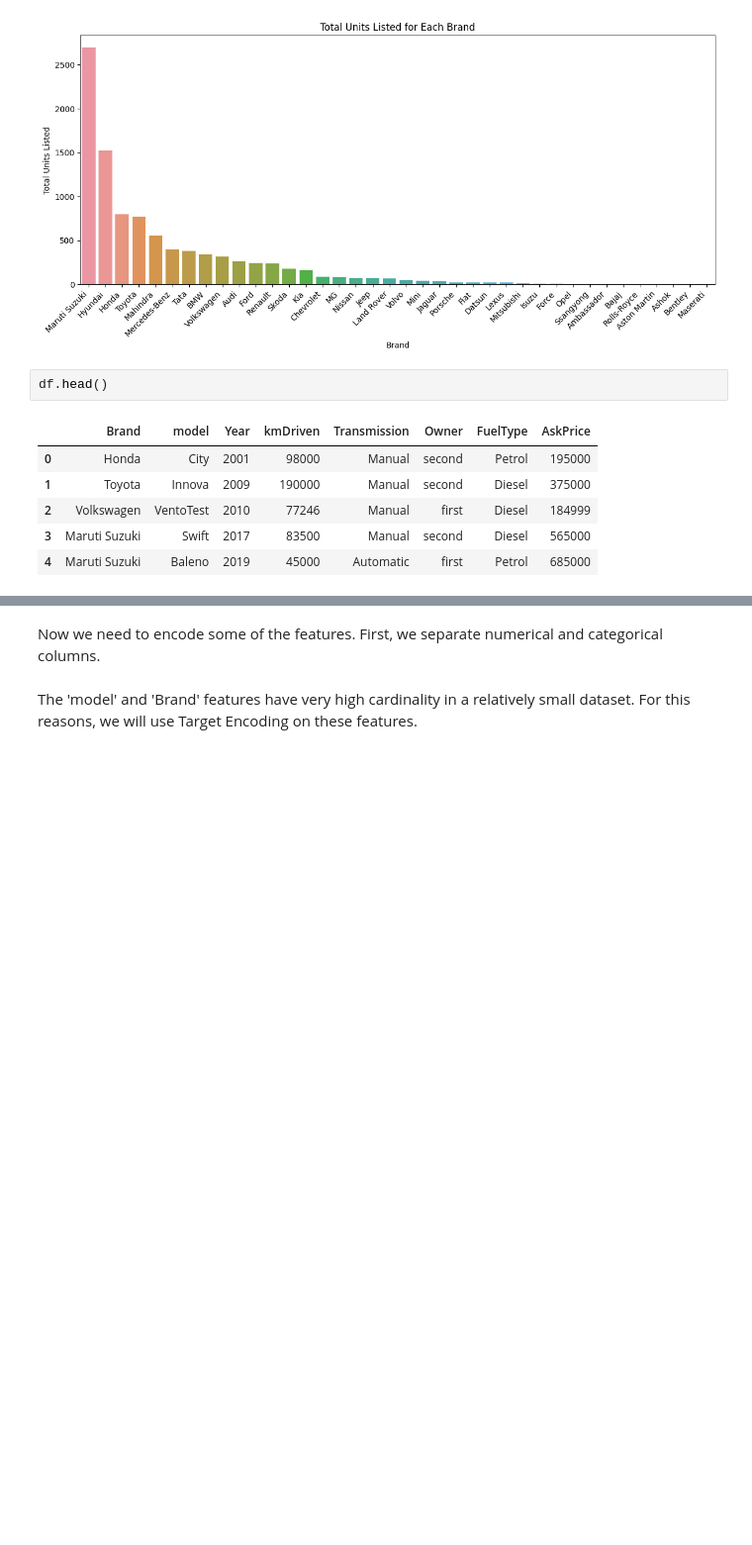
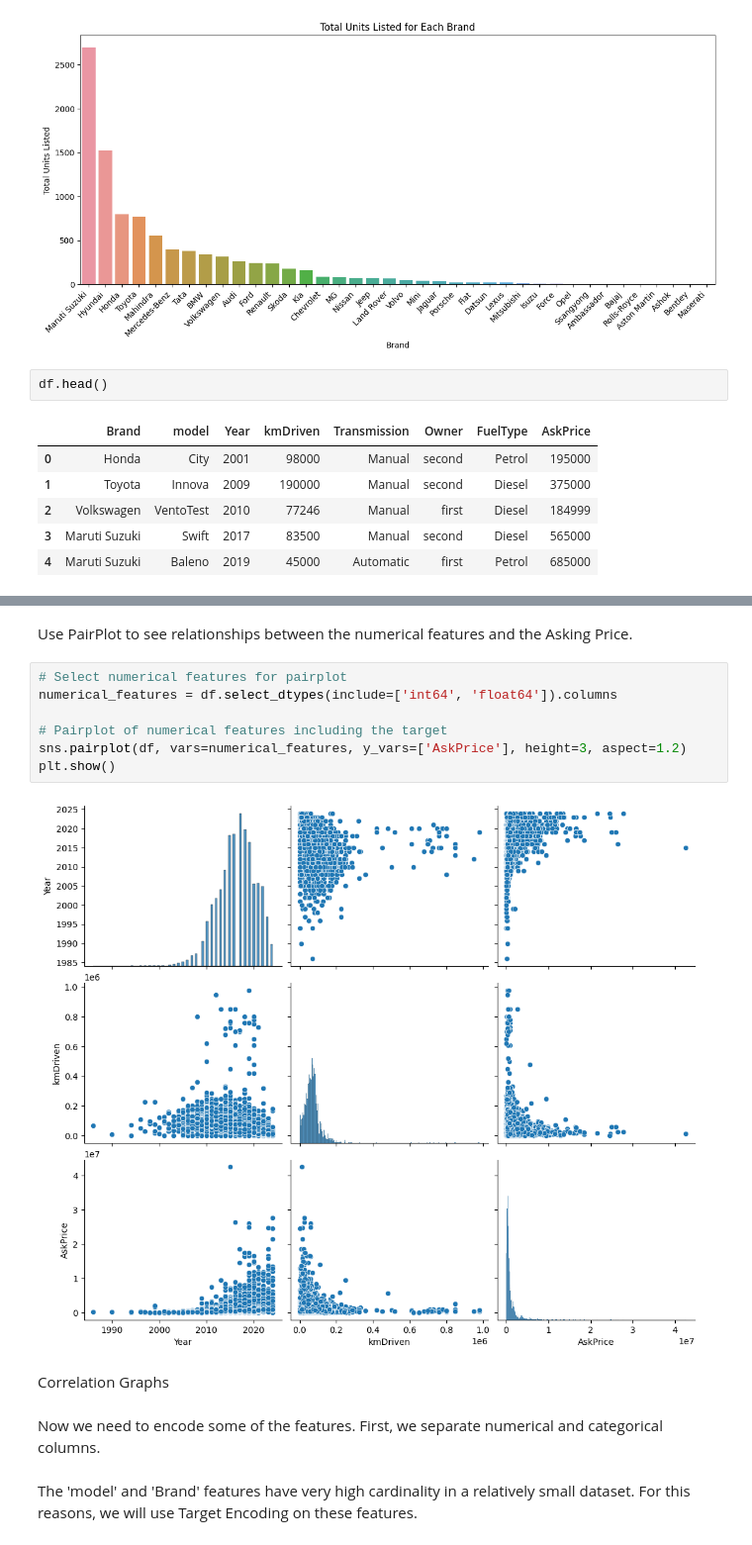
Before and after one commit to johnpospisil/used-car-values-in-india, a Jupyter notebook: used-car-values-in-india.ipynb, the cells around one changed output, grey strips where cells are left out. Shown at 99% size. Saved outputs shown, nothing was run; the diff lists cells and outputs as text; blank space fills up the shorter version.

```diff
--- a/used-car-values-in-india.ipynb
+++ b/used-car-values-in-india.ipynb
@@ -451,3 +450,16 @@ plt.show()
+# %% [markdown]
+Use PairPlot to see relationships between the numerical features and the Asking Price.
+# %%
+# Select numerical features for pairplot
+numerical_features = df.select_dtypes(include=['int64', 'float64']).columns
+
+# Pairplot of numerical features including the target
+sns.pairplot(df, vars=numerical_features, y_vars=['AskPrice'], height=3, aspect=1.2)
+plt.show()
+# %% [output]
+[figure, added]
+# %% [markdown]
+Correlation Graphs
 # %% [markdown]
 Now we need to encode some of the features. First, we separate numerical and categorical columns.
 # %% [markdown]
```
Also changed, not shown: parts of 19 cells of this notebook.
